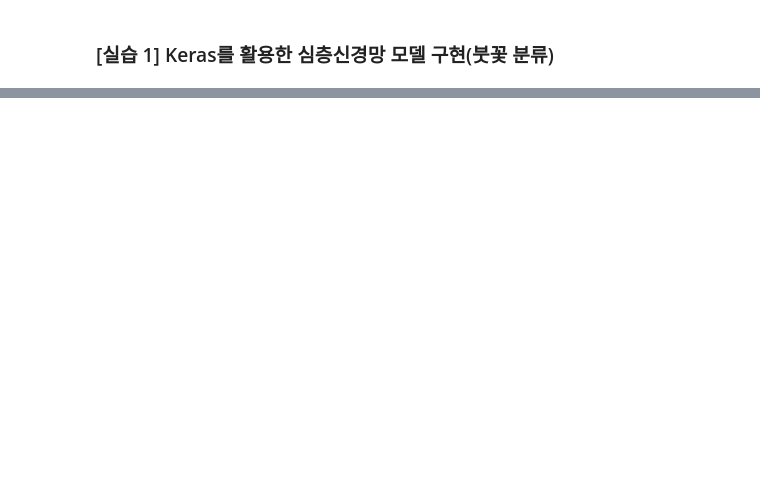
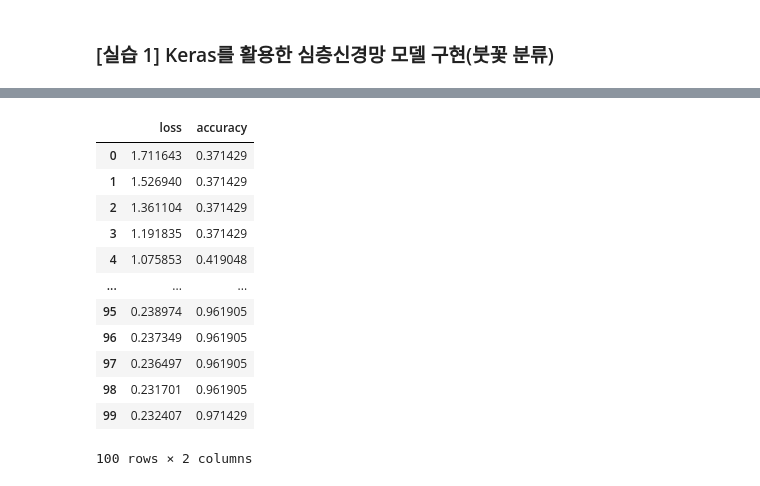
Before and after one commit to syh-RYAN/PlayData-Machine-learning, a Jupyter notebook: 100.0. 단층, 다층 퍼셉트론.ipynb, the cells around one changed output, grey strips where cells are left out. Drawn from its saved outputs; the diff is of its cells as text; code cells hidden in the pictures; blank space fills up the shorter version.

```diff
--- a/100.0. 단층, 다층 퍼셉트론.ipynb
+++ b/100.0. 단층, 다층 퍼셉트론.ipynb
@@ -37,2 +157,17 @@ keras.__version__
 # %%
 # epoch별 손실함수 값, 평가지표 시각화
+pd.DataFrame(hist.history)
+# %% [output]
+|  | loss | accuracy |
+| 0 | 1.711643 | 0.371429 |
+| 1 | 1.526940 | 0.371429 |
+| 2 | 1.361104 | 0.371429 |
+| 3 | 1.191835 | 0.371429 |
+| 4 | 1.075853 | 0.419048 |
+| ... | ... | ... |
+| 95 | 0.238974 | 0.961905 |
+| 96 | 0.237349 | 0.961905 |
+| 97 | 0.236497 | 0.961905 |
+| 98 | 0.231701 | 0.961905 |
+| 99 | 0.232407 | 0.971429 |
+100 rows × 2 columns
```
Also changed, not shown: parts of 26 cells of this notebook.
